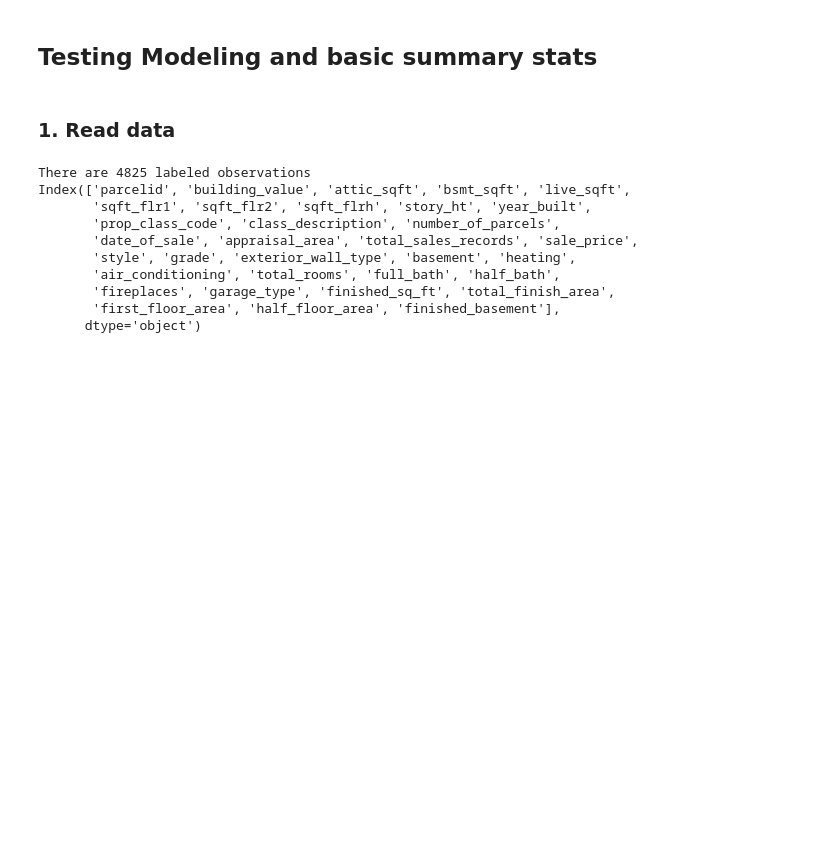
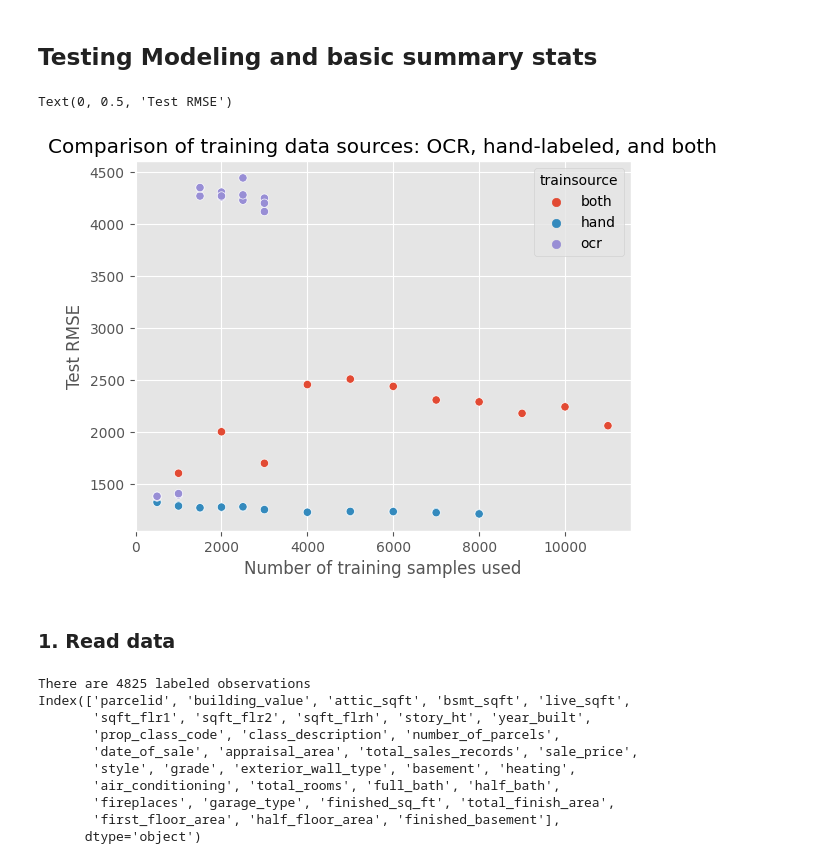
Before and after one commit to JunTaoLuo/ErukaExp, a Jupyter notebook: modeling_pipeline/test_modeling.ipynb, the cells around one changed output. Drawn from its saved outputs; the diff is of its cells as text; code cells hidden in the pictures; blank space fills up the shorter version.

Commit message:
trying ocr vs hand lableing training

```diff
--- a/modeling_pipeline/test_modeling.ipynb
+++ b/modeling_pipeline/test_modeling.ipynb
@@ -35,6 +35,23 @@ engine = create_engine('postgresql://{user}:{password}@{host}:{port}/{dbname}'.f
   user=db_params['user'],
   password=db_params['pass']
 ))
+# %%
+# Creating graph of ocr vs not
+
+df = pd.read_csv('C:/Users/mihir/Downloads/ocr_vs_hand.csv')
+
+# ocr_only = df[df['trainsource' == 'ocr']]
+# hand_only = df[df['trainsource' == 'hand']]
+# both = df[df['trainsource' == 'both']]
+
+plt.style.use('ggplot')
+sns.scatterplot(data=df, x='n', y = 'test_rmse', hue = 'trainsource')
+plt.title('Comparison of training data sources: OCR, hand-labeled, and both')
+plt.xlabel('Number of training samples used')
+plt.ylabel('Test RMSE')
+# %% [output]
+Text(0, 0.5, 'Test RMSE')
+[figure, added]
 # %% [markdown]
 ### 1. Read data
 # %%
```
Also changed, not shown: 3 other files.
